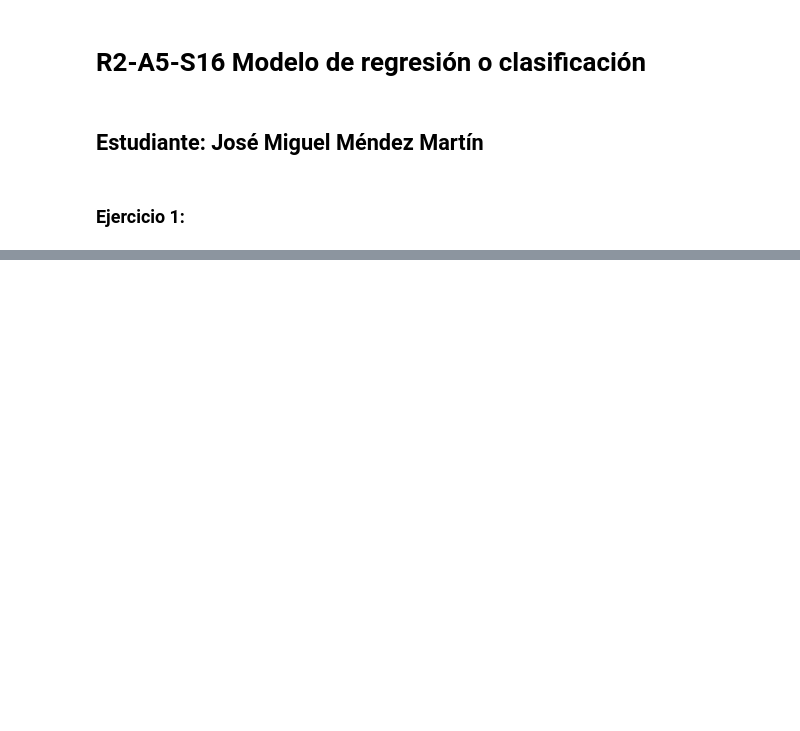
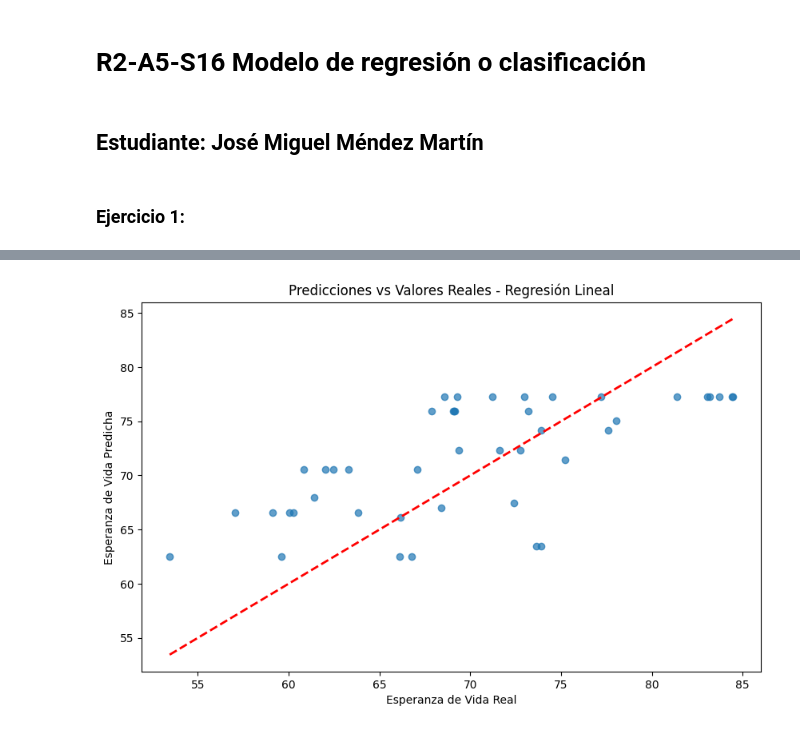
Before and after one commit to JosMiguelMM2/R2-A5-S16-Regression-classification-model, a Jupyter notebook: src/main.ipynb, the cells around one changed output, grey strips where cells are left out. Cells and saved outputs as stored; diff of their text form; code cells hidden in the pictures; blank space fills up the shorter version.

```diff
--- a/src/main.ipynb
+++ b/src/main.ipynb
@@ -205,0 +161,80 @@ Passing `palette` without assigning `hue` is deprecated and will be removed in v
+# %%
+
+# Agregar imports para machine learning
+from sklearn.model_selection import train_test_split
+from sklearn.linear_model import LinearRegression
+from sklearn.ensemble import RandomForestRegressor
+from sklearn.metrics import mean_squared_error, r2_score, mean_absolute_error
+from sklearn.preprocessing import StandardScaler, LabelEncoder
+from sklearn.compose import ColumnTransformer
+from sklearn.pipeline import Pipeline
+
+# --- SECCIÓN 2: MODELO DE REGRESIÓN ---
+
+# 1. Preparar datos para regresión
+# Codificar variables categóricas
+le_region = LabelEncoder()
+le_income = LabelEncoder()
+
+df_model = df_countries_only.copy()
+df_model['Region_encoded'] = le_region.fit_transform(df_model['Region'])
+df_model['Income_Group_encoded'] = le_income.fit_transform(df_model['Income_Group'])
+
+# 2. Definir características (X) y variable objetivo (y)
+X = df_model[['Region_encoded', 'Income_Group_encoded']]
+y = df_model['Life_Expectancy']
+
+# 3. Dividir datos en entrenamiento y prueba
+X_train, X_test, y_train, y_test = train_test_split(X, y, test_size=0.2, random_state=42)
+
+# 4. Crear y entrenar modelo de regresión lineal
+model_lr = LinearRegression()
+model_lr.fit(X_train, y_train)
+
+# 5. Hacer predicciones
+y_pred_lr = model_lr.predict(X_test)
+
+# 6. Evaluar modelo
+mse_lr = mean_squared_error(y_test, y_pred_lr)
+r2_lr = r2_score(y_test, y_pred_lr)
+mae_lr = mean_absolute_error(y_test, y_pred_lr)
+
+print("=== RESULTADOS REGRESIÓN LINEAL ===")
+print(f"MSE: {mse_lr:.2f}")
+print(f"R²: {r2_lr:.3f}")
+print(f"MAE: {mae_lr:.2f}")
+
+# 7. Visualizar resultados
+plt.figure(figsize=(10, 6))
+plt.scatter(y_test, y_pred_lr, alpha=0.7)
+plt.plot([y_test.min(), y_test.max()], [y_test.min(), y_test.max()], 'r--', lw=2)
+plt.xlabel('Esperanza de Vida Real')
+plt.ylabel('Esperanza de Vida Predicha')
+plt.title('Predicciones vs Valores Reales - Regresión Lineal')
+plt.show()
+
+# 8. Modelo alternativo: Random Forest
+model_rf = RandomForestRegressor(n_estimators=100, random_state=42)
+model_rf.fit(X_train, y_train)
+y_pred_rf = model_rf.predict(X_test)
+
+# Evaluar Random Forest
+mse_rf = mean_squared_error(y_test, y_pred_rf)
+r2_rf = r2_score(y_test, y_pred_rf)
+mae_rf = mean_absolute_error(y_test, y_pred_rf)
+
+print("\n=== RESULTADOS RANDOM FOREST ===")
+print(f"MSE: {mse_rf:.2f}")
+print(f"R²: {r2_rf:.3f}")
+print(f"MAE: {mae_rf:.2f}")
+
+# 9. Comparación de modelos
+comparison_data = {
+    'Modelo': ['Regresión Lineal', 'Random Forest'],
+    'MSE': [mse_lr, mse_rf],
+    'R²': [r2_lr, r2_rf],
+    'MAE': [mae_lr, mae_rf]
+}
+
+df_comparison = pd.DataFrame(comparison_data)
+# %% [output]
@@ -205,0 +245 @@ Passing `palette` without assigning `hue` is deprecated and will be removed in v
+[figure, added]
```
Also changed, not shown: parts of 7 cells of this notebook, 1 other file.
